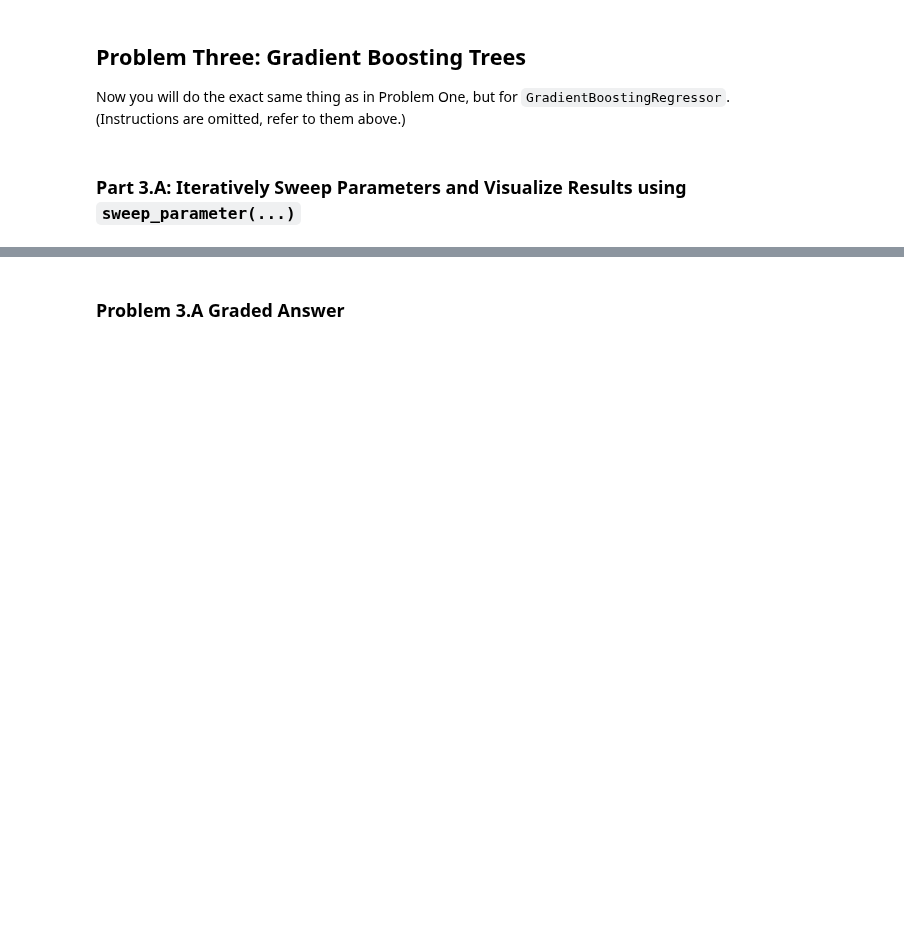
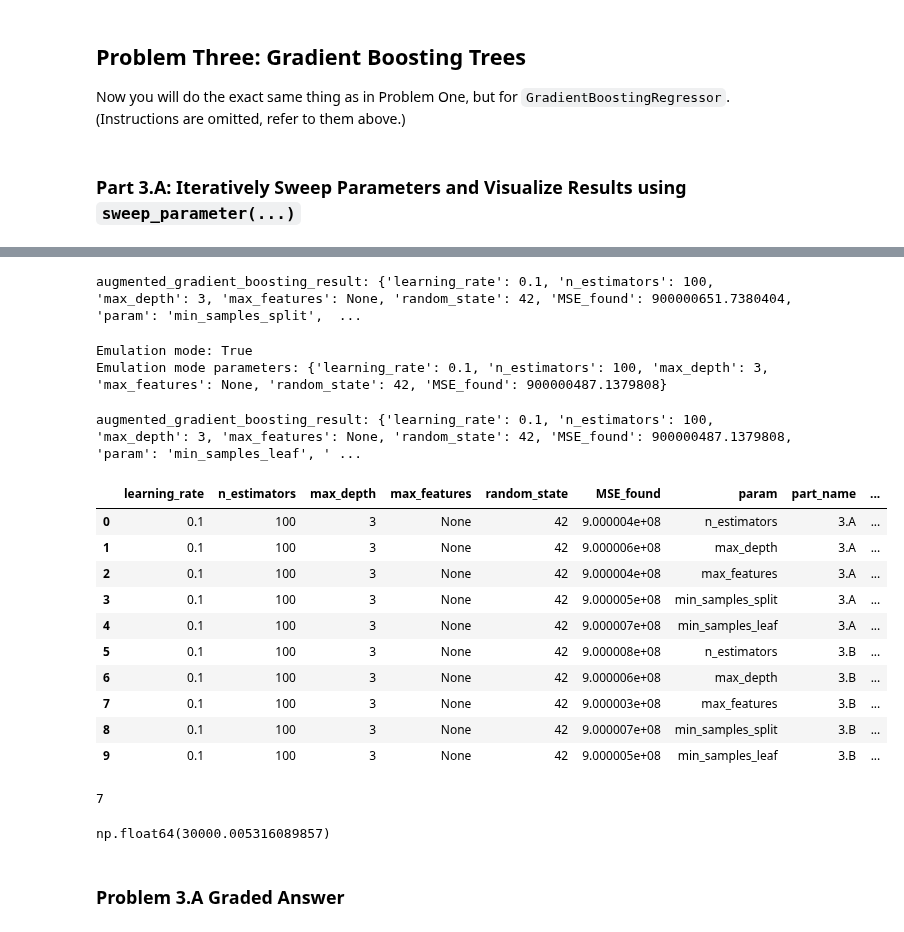
Before and after one commit to SergeyNelyapenkoBU/Module-3-Assignments, a Jupyter notebook: Homework_07.ipynb, the cells around one changed output, grey strips where cells are left out. Saved outputs shown, nothing was run; the diff lists cells and outputs as text; code cells hidden in the pictures; blank space fills up the shorter version.

```diff
--- a/Homework_07.ipynb
+++ b/Homework_07.ipynb
@@ -1359,4 +1378,5 @@ a2a = $25,154.86
 # Get best parameters from Part A:
 Parameters_BT = Parameters_BT_list[p2a_Parameters_BT_df['MSE_found'].idxmin()].copy()
 print(f"Parameters_BT: {Parameters_BT}")
+Parameters_BT_list=[]
 # %% [output]
@@ -2051,3 +2242,80 @@ np.float64(24087.96148635406)
+# %%
+# Set variables:
+augmented_gradient_boosting_result = gradient_boosting_result.copy()
+Parameters_BT = gradient_boosting_result.copy()
+augmented_gradient_boosting_result['param'] = param
+augmented_gradient_boosting_result['part_name'] = part_name
+augmented_gradient_boosting_result['RMSE_found'] = np.sqrt(gradient_boosting_result['MSE_found'])
+print(f"augmented_gradient_boosting_result: {augmented_gradient_boosting_result}")
+# Lists:
+Parameters_BT_list.append(Parameters_BT)
+augmented_gradient_boosting_result_list.append(augmented_gradient_boosting_result)
+log_message(f'{augmented_gradient_boosting_result}')
+# %% [output]
+augmented_gradient_boosting_result: {'learning_rate': 0.1, 'n_estimators': 100, 'max_depth': 3, 'max_features': None, 'random_state': 42, 'MSE_found': 900000651.7380404, 'param': 'min_samples_split',  ...
+# %%
+# 3. Sweep min_samples_split:
+param = 'min_samples_leaf'
+parameter_list = [1,2,3,4]
+default_parameters = Parameters_BT.copy()
+model = GradientBoostingRegressor
+gradient_boosting_result = sweep_parameter(model=model,
+                                    Parameters=default_parameters,
+                                    param = param,
+                                    parameter_list = parameter_list,
+                                    X_train          = X_train,
+                                    y_train          = y_train,
+                                    X_test           = X_test,
+                                    y_test           = y_test,
+                                    verbose          = True,
+                                    show_rmse        = True,
+                                    n_iter_no_change = None,
+                                    delta            = 0.001,
+                                    n_jobs           = -1,
+                                    n_repeats        = n_repeats)
+# %% [output]
+Emulation mode: True
+Emulation mode parameters: {'learning_rate': 0.1, 'n_estimators': 100, 'max_depth': 3, 'max_features': None, 'random_state': 42, 'MSE_found': 900000487.1379808}
+# %%
+# Set variables:
+augmented_gradient_boosting_result = gradient_boosting_result.copy()
+Parameters_BT = gradient_boosting_result.copy()
+augmented_gradient_boosting_result['param'] = param
+augmented_gradient_boosting_result['part_name'] = part_name
+augmented_gradient_boosting_result['RMSE_found'] = np.sqrt(gradient_boosting_result['MSE_found'])
+print(f"augmented_gradient_boosting_result: {augmented_gradient_boosting_result}")
+# Lists:
+Parameters_BT_list.append(Parameters_BT)
+augmented_gradient_boosting_result_list.append(augmented_gradient_boosting_result)
+log_message(f'{augmented_gradient_boosting_result}')
+# %% [output]
+augmented_gradient_boosting_result: {'learning_rate': 0.1, 'n_estimators': 100, 'max_depth': 3, 'max_features': None, 'random_state': 42, 'MSE_found': 900000487.1379808, 'param': 'min_samples_leaf', ' ...
+# %%
+p3b_Parameters_BT_df = pd.DataFrame(Parameters_BT_list)
+p3b_gradient_boosting_forests_result_df = pd.DataFrame(augmented_gradient_boosting_result_list)
+p3b_gradient_boosting_forests_result_df
+# %% [output]
+|  | learning_rate | n_estimators | max_depth | max_features | random_state | MSE_found | param | part_name | ... |
+| 0 | 0.1 | 100 | 3 | None | 42 | 9.000004e+08 | n_estimators | 3.A | ... |
+| 1 | 0.1 | 100 | 3 | None | 42 | 9.000006e+08 | max_depth | 3.A | ... |
+| 2 | 0.1 | 100 | 3 | None | 42 | 9.000004e+08 | max_features | 3.A | ... |
+| 3 | 0.1 | 100 | 3 | None | 42 | 9.000005e+08 | min_samples_split | 3.A | ... |
+| 4 | 0.1 | 100 | 3 | None | 42 | 9.000007e+08 | min_samples_leaf | 3.A | ... |
+| 5 | 0.1 | 100 | 3 | None | 42 | 9.000008e+08 | n_estimators | 3.B | ... |
+| 6 | 0.1 | 100 | 3 | None | 42 | 9.000006e+08 | max_depth | 3.B | ... |
+| 7 | 0.1 | 100 | 3 | None | 42 | 9.000003e+08 | max_features | 3.B | ... |
+| 8 | 0.1 | 100 | 3 | None | 42 | 9.000007e+08 | min_samples_split | 3.B | ... |
+| 9 | 0.1 | 100 | 3 | None | 42 | 9.000005e+08 | min_samples_leaf | 3.B | ... |
+# %%
+print(p3b_gradient_boosting_forests_result_df['RMSE_found'].idxmin())
+RMSE_part3B = p3b_gradient_boosting_forests_result_df['RMSE_found'].min()
+
+Parameters_BT_p3b = Parameters_BT_list[p3a_Parameters_BT_df['MSE_found'].idxmin()].copy()
+
+RMSE_part3B
+# %% [output]
+7
+np.float64(30000.005316089857)
 # %% [markdown]
 ### Problem 3.A Graded Answer
 # %%
```
Also changed, not shown: parts of 111 cells of this notebook, 1 other file.
